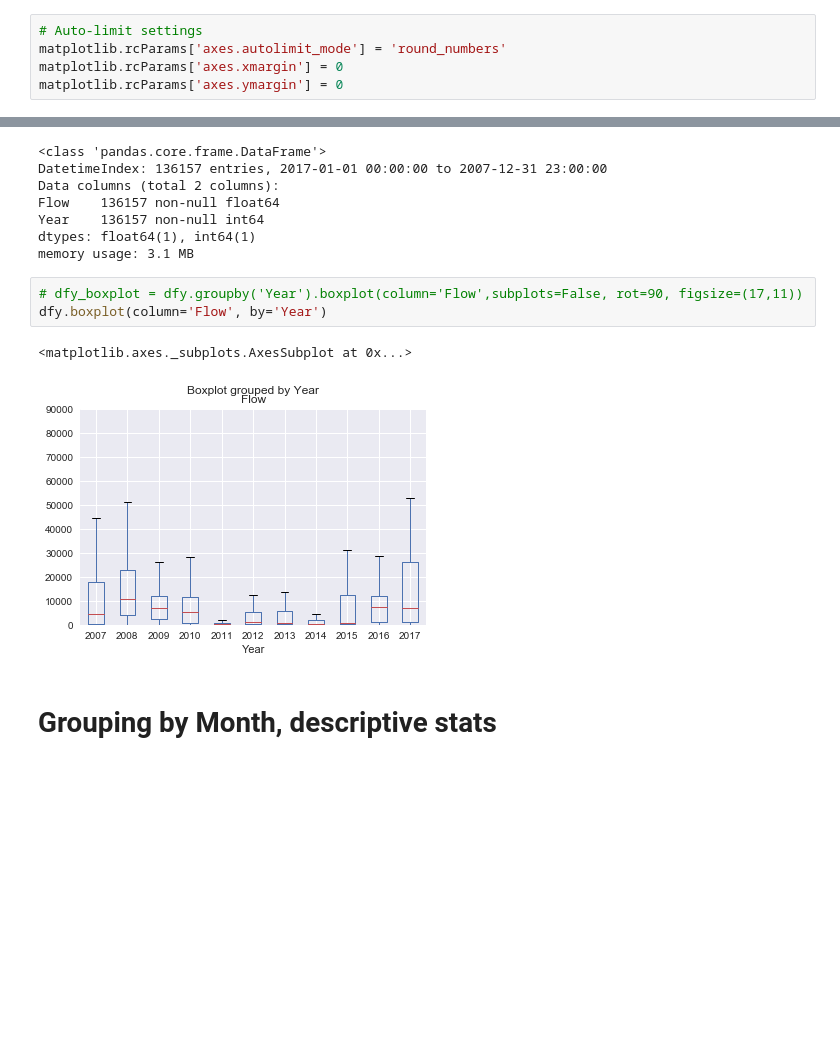
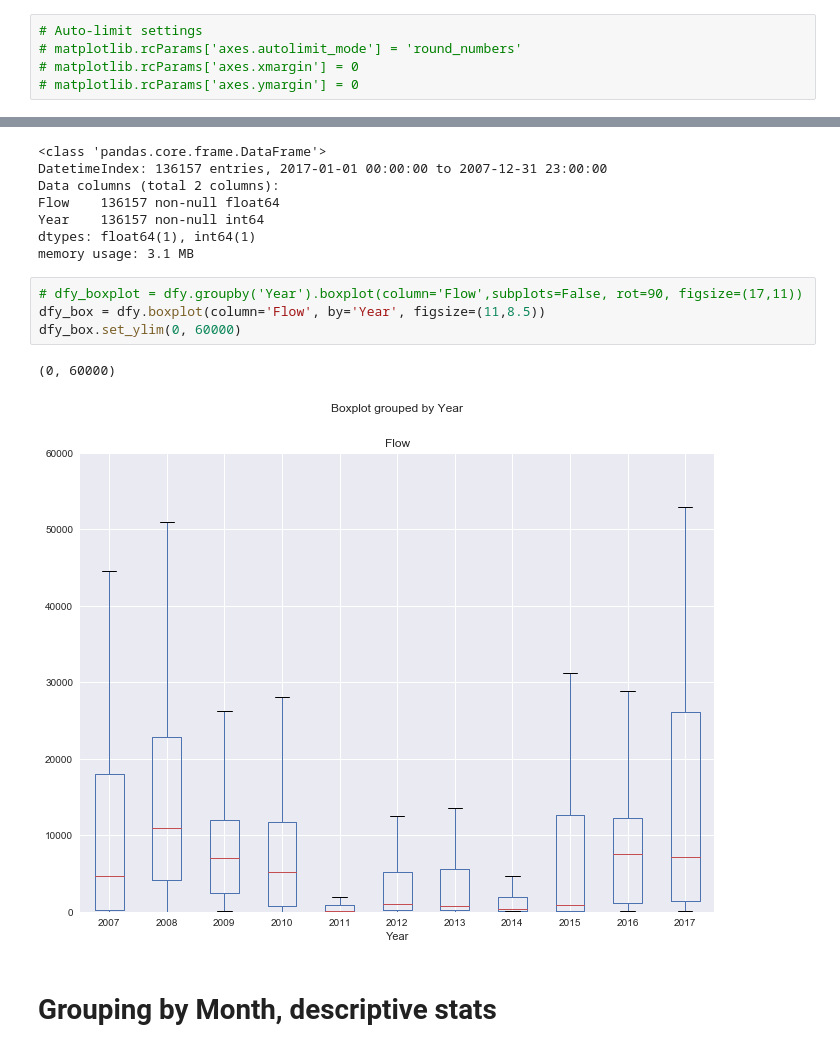
Before and after one commit to stevenpwalton/Tulsa, a Jupyter notebook: Tulsa_Data.ipynb, the cells around one changed output, grey strips where cells are left out. Saved outputs shown, nothing was run; the diff lists cells and outputs as text; blank space fills up the shorter version.

```diff
--- a/Tulsa_Data.ipynb
+++ b/Tulsa_Data.ipynb
@@ -8,9 +8,9 @@ import datetime as dt
 import matplotlib
 # %%
 # Auto-limit settings
-matplotlib.rcParams['axes.autolimit_mode'] = 'round_numbers'
-matplotlib.rcParams['axes.xmargin'] = 0
-matplotlib.rcParams['axes.ymargin'] = 0
+# matplotlib.rcParams['axes.autolimit_mode'] = 'round_numbers'
+# matplotlib.rcParams['axes.xmargin'] = 0
+# matplotlib.rcParams['axes.ymargin'] = 0
 # %%
 # Import Raw Data
 f = 'Tulsa Raw Data.xlsx'
@@ -98,10 +98,11 @@ dtypes: float64(1), int64(1)
 memory usage: 3.1 MB
 # %%
 # dfy_boxplot = dfy.groupby('Year').boxplot(column='Flow',subplots=False, rot=90, figsize=(17,11))
-dfy.boxplot(column='Flow', by='Year')
+dfy_box = dfy.boxplot(column='Flow', by='Year', figsize=(11,8.5))
+dfy_box.set_ylim(0, 60000)
 # %% [output]
-<matplotlib.axes._subplots.AxesSubplot at 0x...>
+(0, 60000)
-[figure, old version]
+[figure, new version]
 # %% [markdown]
 # Grouping by Month, descriptive stats
 # %%
```
Also changed, not shown: parts of 4 cells of this notebook.
